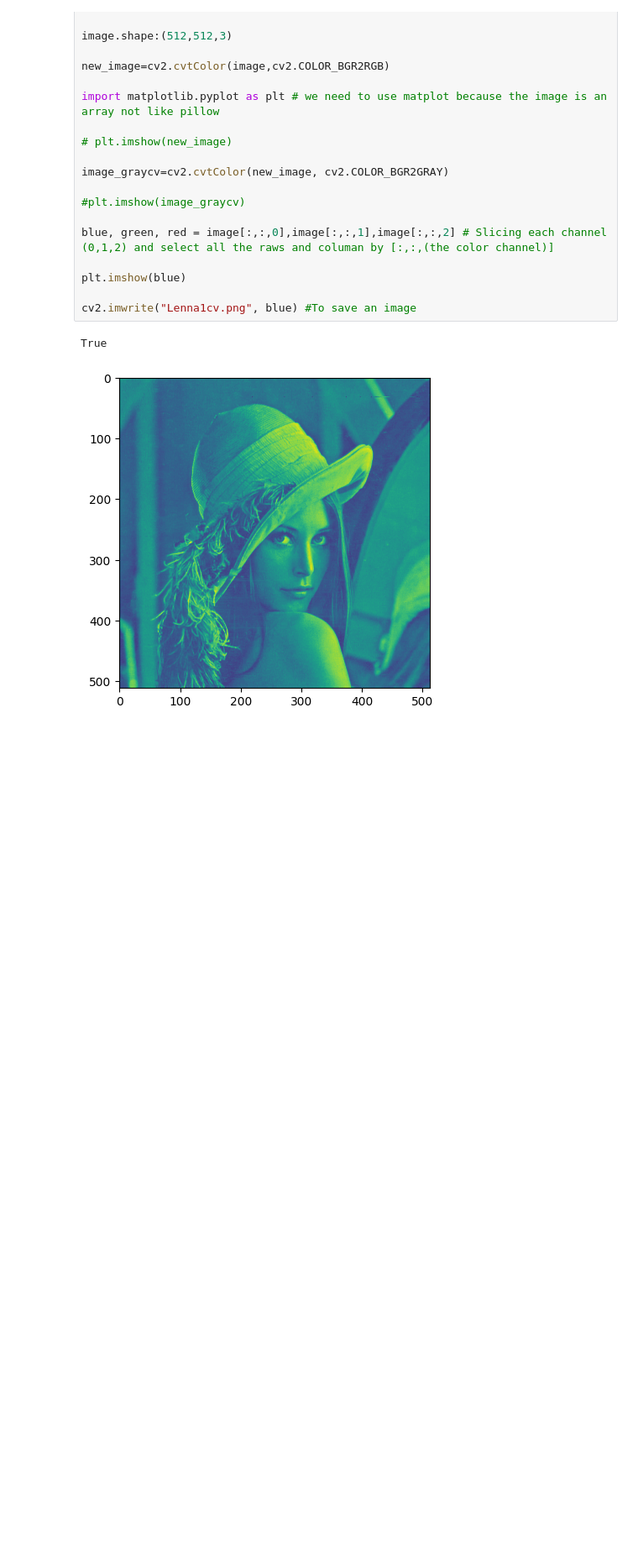
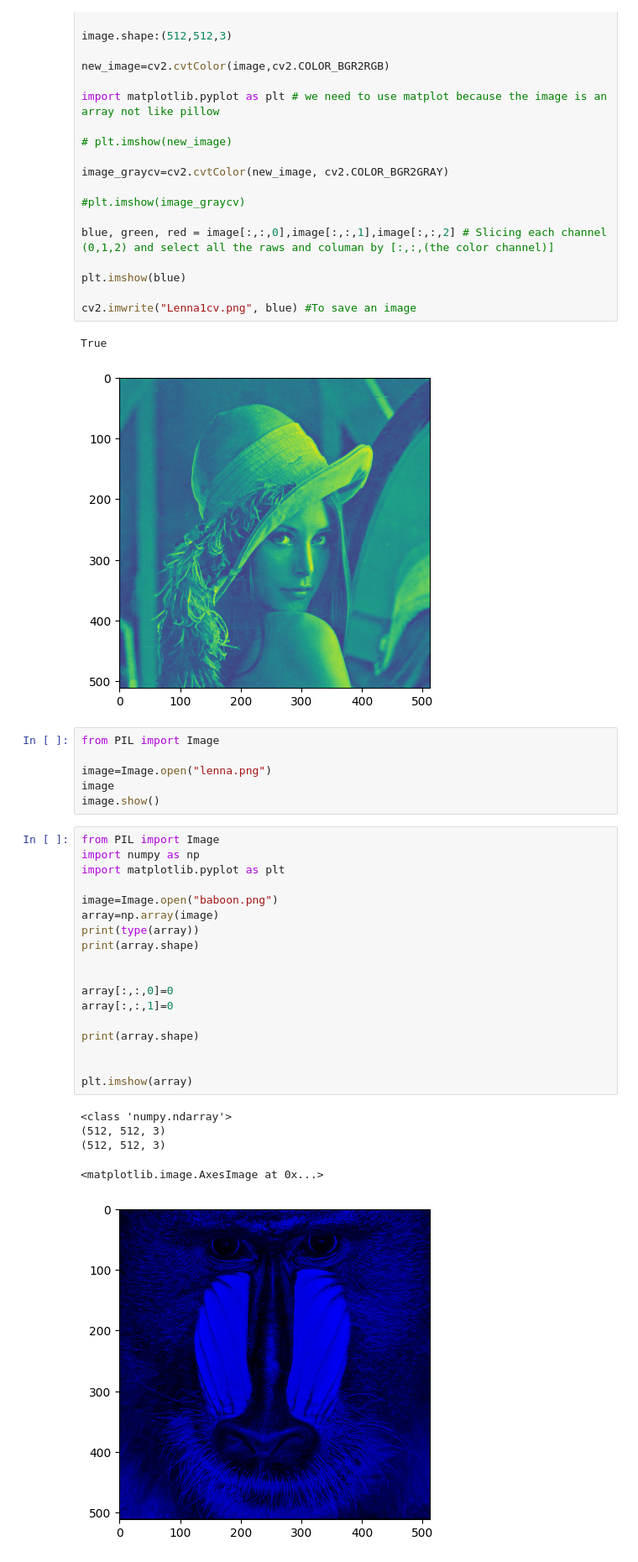
Before and after one commit to AbdullahGM1/Computer_Vision_Python, a Jupyter notebook: Learning_Codes.ipynb, the cells around one changed output. Shown at 84% size. Cells and saved outputs as stored; diff of their text form; blank space fills up the shorter version.

```diff
--- a/Learning_Codes.ipynb
+++ b/Learning_Codes.ipynb
@@ -119,3 +119,33 @@ cv2.imwrite("Lenna1cv.png", blue) #To save an image
 # %% [output]
 True
 [figure]
+# %%
+from PIL import Image
+
+image=Image.open("lenna.png")
+image
+image.show()
+# %%
+from PIL import Image
+import numpy as np
+import matplotlib.pyplot as plt
+
+image=Image.open("baboon.png")
+array=np.array(image)
+print(type(array))
+print(array.shape)
+
+
+array[:,:,0]=0
+array[:,:,1]=0
+
+print(array.shape)
+
+
+plt.imshow(array)
+# %% [output]
+<class 'numpy.ndarray'>
+(512, 512, 3)
+(512, 512, 3)
+<matplotlib.image.AxesImage at 0x...>
+[figure, added]
```
Also changed, not shown: parts of 5 cells of this notebook.
